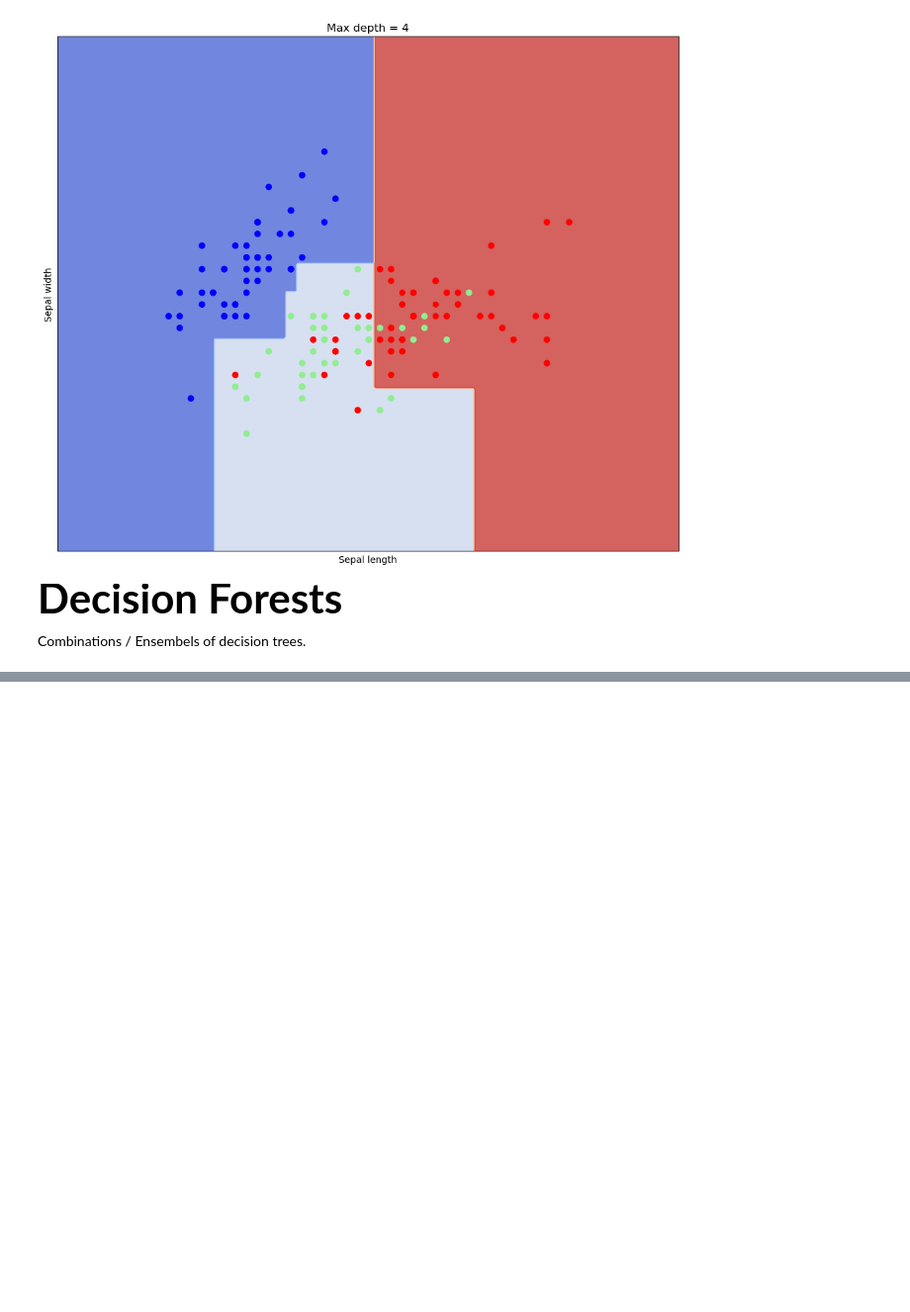
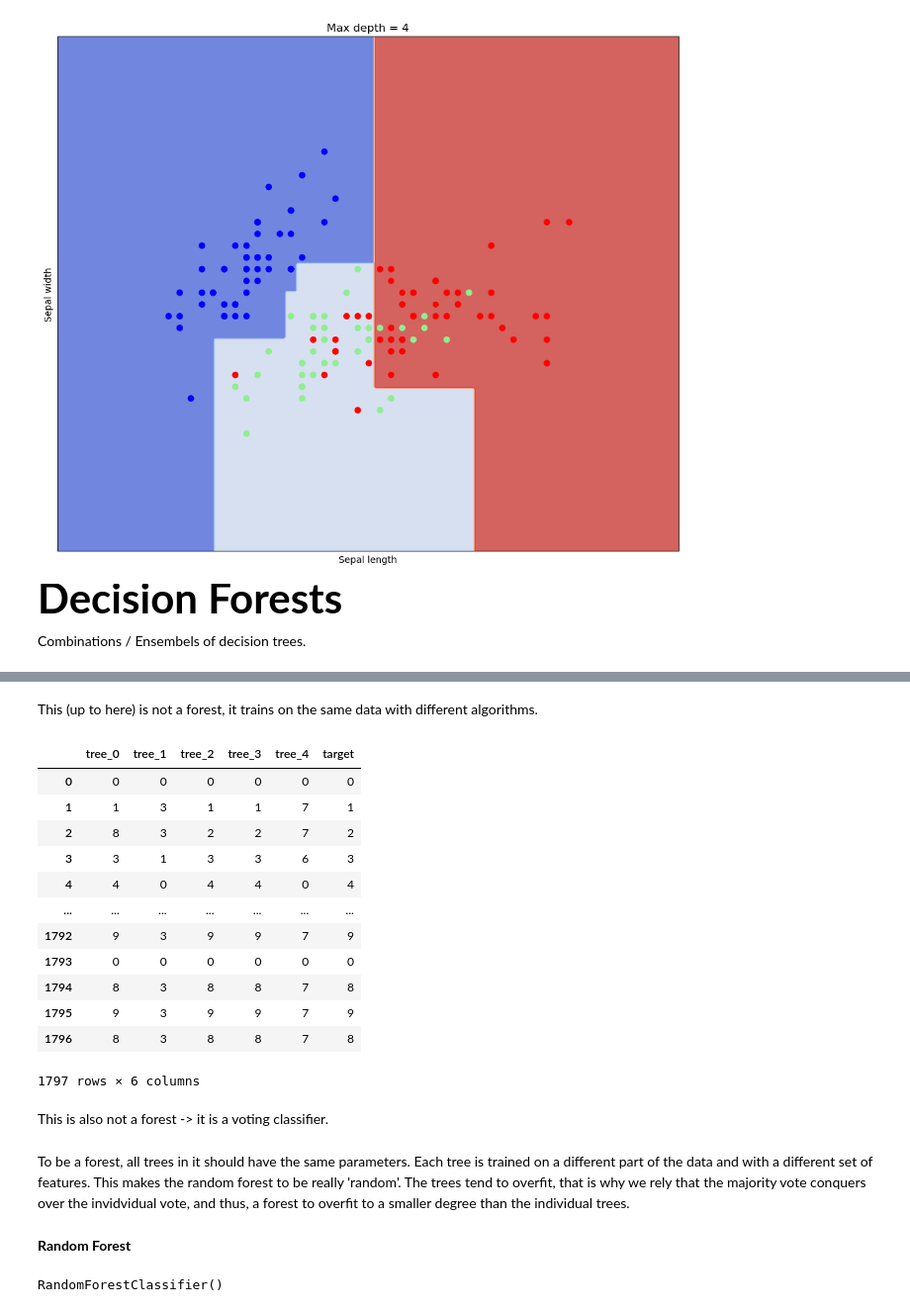
Before and after one commit to di-ton/Machine-Learning, a Jupyter notebook: Tree-and-Ensemble-Methods/tree_and_ensemble_methods.ipynb, the cells around one changed output, grey strips where cells are left out. Shown at 99% size. Saved outputs shown, nothing was run; the diff lists cells and outputs as text; code cells hidden in the pictures; blank space fills up the shorter version.

```diff
--- a/Tree-and-Ensemble-Methods/tree_and_ensemble_methods.ipynb
+++ b/Tree-and-Ensemble-Methods/tree_and_ensemble_methods.ipynb
@@ -303,0 +354,32 @@ Combinations / Ensembels of decision trees.
+# %% [markdown]
+This (up to here) is not a forest, it trains on the same data with different algorithms.
+# %%
+results = {}
+for i, tree in enumerate(trees):
+    results[f"tree_{i}"] = tree.predict(attributes)
+# %%
+results = pd.DataFrame(results)
+# %%
+results['target'] = target
+# %%
+results
+# %% [output]
+|  | tree_0 | tree_1 | tree_2 | tree_3 | tree_4 | target |
+| 0 | 0 | 0 | 0 | 0 | 0 | 0 |
+| 1 | 1 | 3 | 1 | 1 | 7 | 1 |
+| 2 | 8 | 3 | 2 | 2 | 7 | 2 |
+| 3 | 3 | 1 | 3 | 3 | 6 | 3 |
+| 4 | 4 | 0 | 4 | 4 | 0 | 4 |
+| ... | ... | ... | ... | ... | ... | ... |
+| 1792 | 9 | 3 | 9 | 9 | 7 | 9 |
+| 1793 | 0 | 0 | 0 | 0 | 0 | 0 |
+| 1794 | 8 | 3 | 8 | 8 | 7 | 8 |
+| 1795 | 9 | 3 | 9 | 9 | 7 | 9 |
+| 1796 | 8 | 3 | 8 | 8 | 7 | 8 |
+1797 rows × 6 columns
+# %% [markdown]
+This is also not a forest -> it is a voting classifier.
+# %% [markdown]
+To be a forest, all trees in it should have the same parameters. Each tree is trained on a different part of the data and with a different set of features. This makes the random forest to be really 'random'. The trees tend to overfit, that is why we rely that the majority vote conquers over the invidvidual vote, and thus, a forest to overfit to a smaller degree than the individual trees.
+# %% [markdown]
+<b>Random Forest</b>
@@ -303,0 +388,4 @@ Combinations / Ensembels of decision trees.
+# %%
+forest.fit(attributes, target)
+# %% [output]
+RandomForestClassifier()
```
Also changed, not shown: parts of 45 cells of this notebook.
